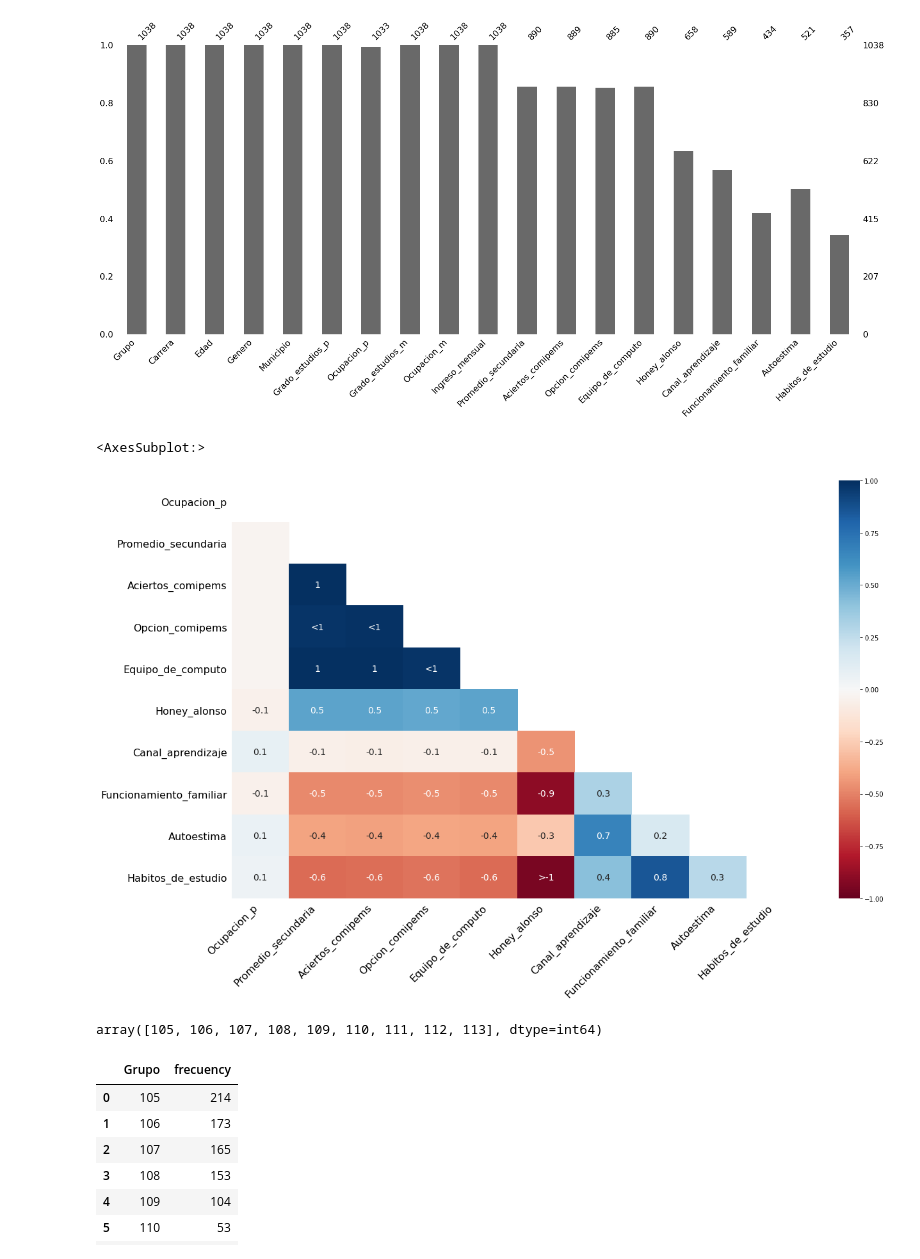
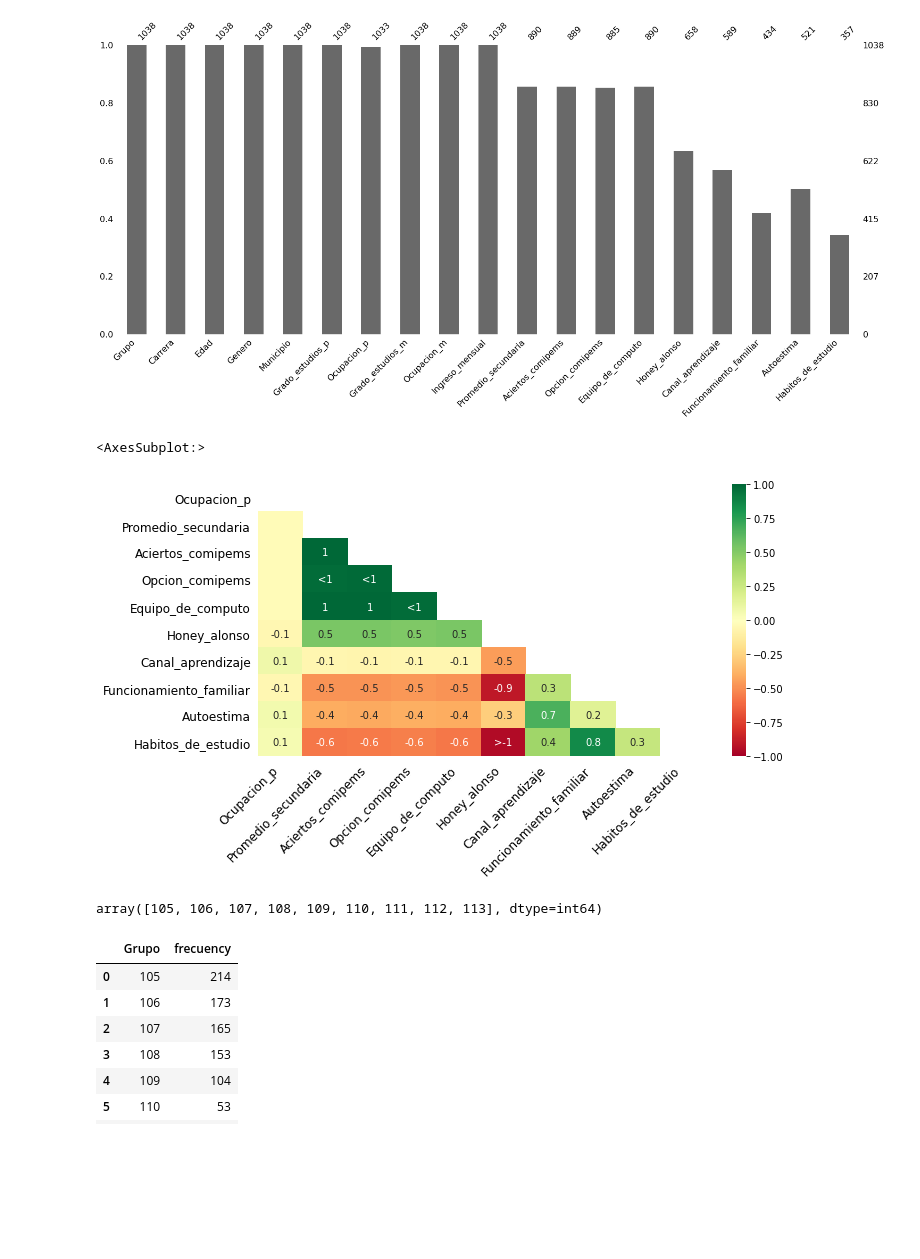
Before and after one commit to Yagoly/Prediccion-habitos-de-estudio, a Jupyter notebook: Prediccion-de-habitos-de-estudio.ipynb, the cells around one changed output. Cells and saved outputs as stored; diff of their text form; code cells hidden in the pictures; blank space fills up the shorter version.

```diff
--- a/Prediccion-de-habitos-de-estudio.ipynb
+++ b/Prediccion-de-habitos-de-estudio.ipynb
@@ -164,12 +164,13 @@ msno.bar(habitos)
 # %%
 # Resulta más intuitivo ver la matriz de correlación a través de un gráfico -heatmap
 #Definimos la correlación
-msno.heatmap(habitos)
+msno.heatmap(habitos, cmap="RdYlGn", figsize=(10,5), fontsize=12)
 # %% [output]
 <AxesSubplot:>
-[figure, old version]
+[figure, new version]
-# %%
-habitos["Grupo"].unique()
-# %% [output]
-array([105, 106, 107, 108, 109, 110, 111, 112, 113], dtype=int64)
+# %%
+# Mostramos los datos únicos para la columna "Grupo"
+habitos["Grupo"].unique()
+# %% [output]
+array([105, 106, 107, 108, 109, 110, 111, 112, 113], dtype=int64)
 # %%
```
Also changed, not shown: parts of 141 cells of this notebook.
